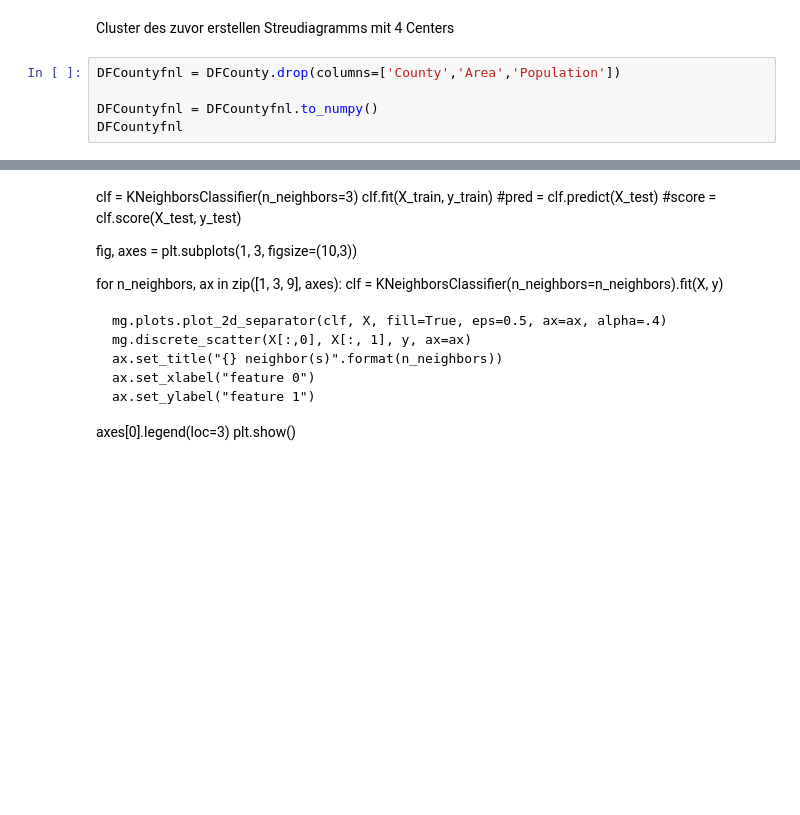
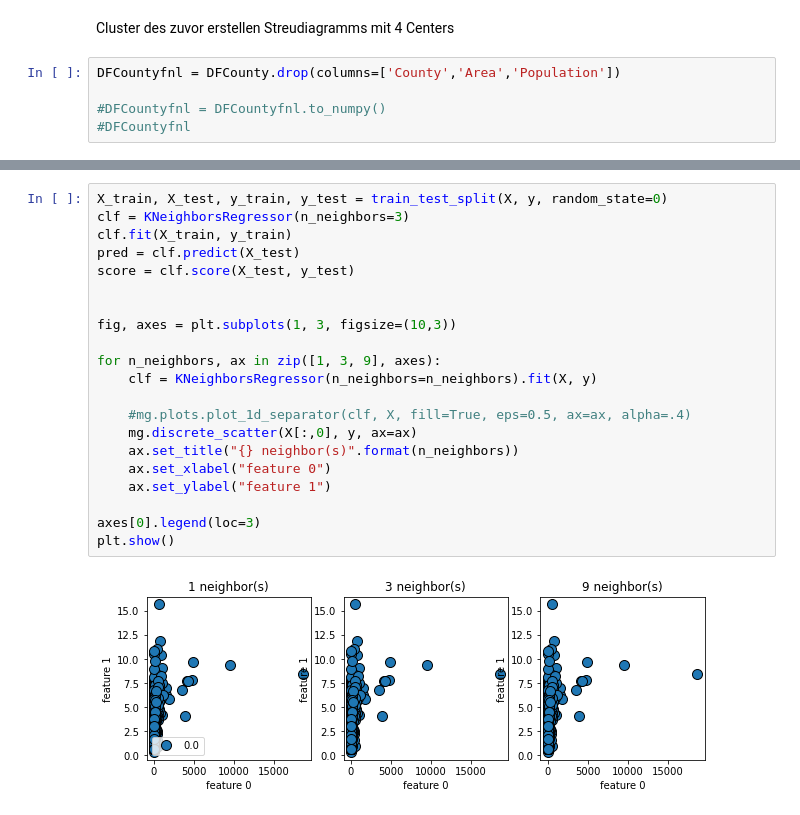
Before and after one commit to Jubo30/Data-Science-Project, a Jupyter notebook: Data_Science_Analyse.ipynb, the cells around one changed output, grey strips where cells are left out. Cells and saved outputs as stored; diff of their text form; blank space fills up the shorter version.

```diff
--- a/Data_Science_Analyse.ipynb
+++ b/Data_Science_Analyse.ipynb
@@ -265,5 +277,5 @@ Cluster des zuvor erstellen Streudiagramms mit 4 Centers
 # %%
 DFCountyfnl = DFCounty.drop(columns=['County','Area','Population'])
 
-DFCountyfnl = DFCountyfnl.to_numpy()
-DFCountyfnl
+#DFCountyfnl = DFCountyfnl.to_numpy()
+#DFCountyfnl
@@ -297,19 +329,23 @@ ValueError: Unknown label type: 'continuous-multioutput'
-# %% [markdown]
-clf = KNeighborsClassifier(n_neighbors=3)
-clf.fit(X_train, y_train)
-#pred = clf.predict(X_test)
-#score = clf.score(X_test, y_test)
-
-fig, axes = plt.subplots(1, 3, figsize=(10,3))
-
-for n_neighbors, ax in zip([1, 3, 9], axes):
-    clf = KNeighborsClassifier(n_neighbors=n_neighbors).fit(X, y)
-
-    mg.plots.plot_2d_separator(clf, X, fill=True, eps=0.5, ax=ax, alpha=.4)
-    mg.discrete_scatter(X[:,0], X[:, 1], y, ax=ax)
-    ax.set_title("{} neighbor(s)".format(n_neighbors))
-    ax.set_xlabel("feature 0")
-    ax.set_ylabel("feature 1")
-
-axes[0].legend(loc=3)
-plt.show()
+# %%
+X_train, X_test, y_train, y_test = train_test_split(X, y, random_state=0)
+clf = KNeighborsRegressor(n_neighbors=3)
+clf.fit(X_train, y_train)
+pred = clf.predict(X_test)
+score = clf.score(X_test, y_test)
+
+
+fig, axes = plt.subplots(1, 3, figsize=(10,3))
+
+for n_neighbors, ax in zip([1, 3, 9], axes):
+    clf = KNeighborsRegressor(n_neighbors=n_neighbors).fit(X, y)
+
+    #mg.plots.plot_1d_separator(clf, X, fill=True, eps=0.5, ax=ax, alpha=.4)
+    mg.discrete_scatter(X[:,0], y, ax=ax)
+    ax.set_title("{} neighbor(s)".format(n_neighbors))
+    ax.set_xlabel("feature 0")
+    ax.set_ylabel("feature 1")
+
+axes[0].legend(loc=3)
+plt.show()
+# %% [output]
+[figure, added]
```
Also changed, not shown: parts of 9 cells of this notebook.
